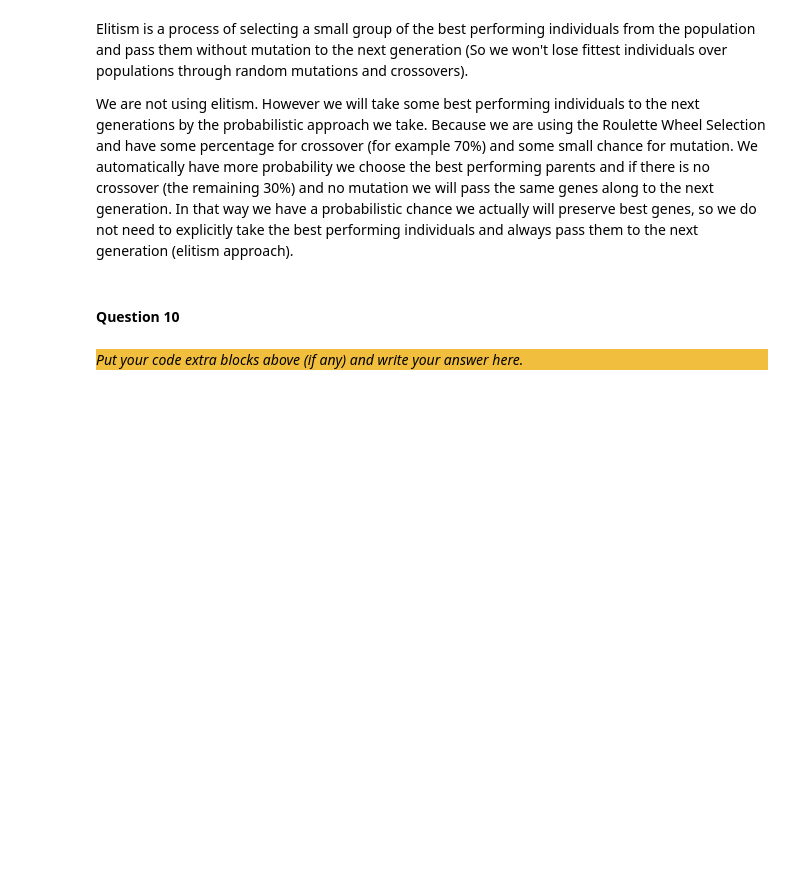
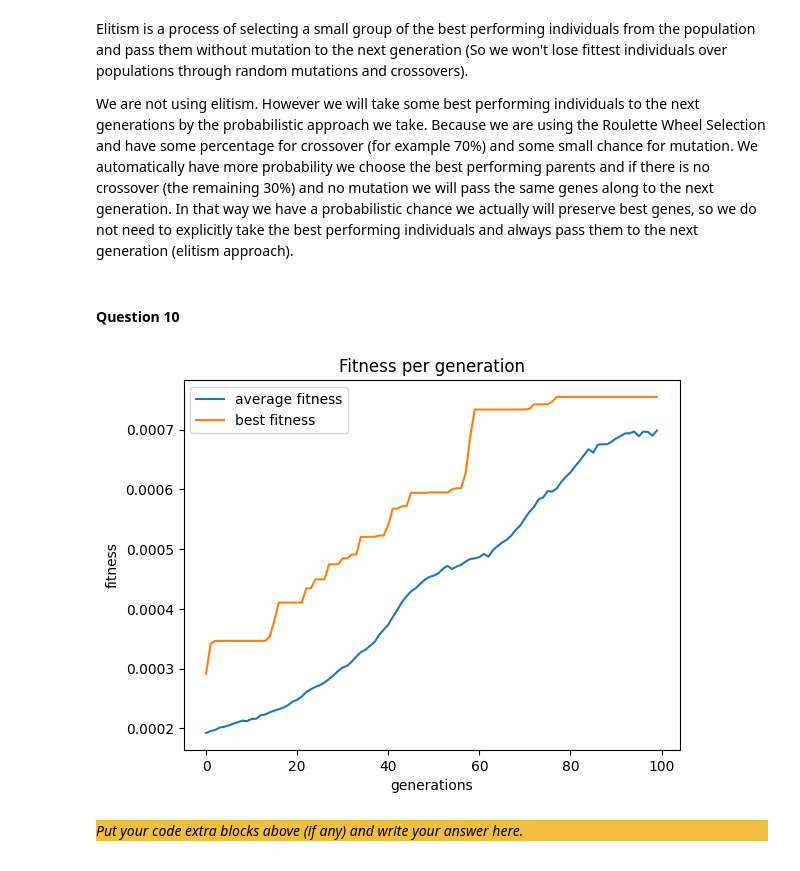
Before and after one commit to CtrlandAlt/IC_Project2, a Jupyter notebook: src/Main.ipynb, the cells around one changed output. Saved outputs shown, nothing was run; the diff lists cells and outputs as text; code cells hidden in the pictures; blank space fills up the shorter version.

Commit message:
added plot to fitness per generation

```diff
--- a/src/Main.ipynb
+++ b/src/Main.ipynb
@@ -82,7 +83,10 @@ class GeneticAlgorithm:
             ordered = range(n_prod)
             randomized = random.sample(ordered, n_prod)
             population.append(Chromosome(randomized))
-
+        #containers for plotting
+        avg_fitness_per_gen = []
+        top_fitness_per_gen = []
+        top_fitness_in_gen = 0
         # main evolution loop
         for i in range(self.generations):
             new_population = []
@@ -90,7 +94,10 @@ class GeneticAlgorithm:
             # count the total fitness in the current population
             total_fitness = 0
             for chromosome in population:
-                total_fitness += chromosome.calc_fitness(tsp_data)
+                chrom_fit = chromosome.calc_fitness(tsp_data)
+                if(chrom_fit > top_fitness_in_gen):
+                    top_fitness_in_gen = chrom_fit
+                total_fitness += chrom_fit
 
             # repeatedly select two parents for crossover
             for j in range(int(self.pop_size/2)):
@@ -120,6 +127,9 @@ class GeneticAlgorithm:
                 new_population.append(c1)
                 new_population.append(c2)
 
+            avg_fitness_per_gen.append(total_fitness/self.pop_size)
+            top_fitness_per_gen.append(top_fitness_in_gen)
+
             population = new_population
 
         # find the individual with the best fitness among the finalpopulation
@@ -129,6 +139,16 @@ class GeneticAlgorithm:
             if fitness > top_fitness:
                 top_fitness = fitness
                 best_chromosome = chromosome
+
+
+
+        plt.plot(avg_fitness_per_gen, label="average fitness")
+        plt.plot(top_fitness_per_gen, label="best fitness")
+        plt.title("Fitness per generation")
+        plt.legend()
+        plt.xlabel("generations")
+        plt.ylabel("fitness")
+        plt.show()
 
         return best_chromosome.genes
 
@@ -174,7 +194,7 @@ class GeneticAlgorithm:
 
             if k < p:
                 k1 = i
-                k2 = random.randint(0, len(genes))
+                k2 = random.randint(0, len(genes)-1)
 
                 temp = genes[k1]
                 genes[k1] = genes[k2]
@@ -236,17 +256,19 @@ We are not using elitism. However we will take some best performing individuals
 #### Question 10
 # %%
 # Please keep your parameters for the Genetic Algorithm easily changeable here
-population_size = 20
-generations = 20
+population_size = 400
+generations = 100
 persist_file = "./../data/optimal_tsp"
 
 # Setup optimization
 tsp_data = TSPData.read_from_file(persist_file)
 ga = GeneticAlgorithm(generations, population_size)
 
 # Run optimzation and write to file
 solution = ga.solve_tsp(tsp_data)
 tsp_data.write_action_file(solution, "./../data/tsp_solution.txt")
+# %% [output]
+[figure, added]
 # %% [markdown]
 <div style="background-color:#f1be3e">
 
```
Also changed, not shown: parts of 4 cells of this notebook, 2 other files.
